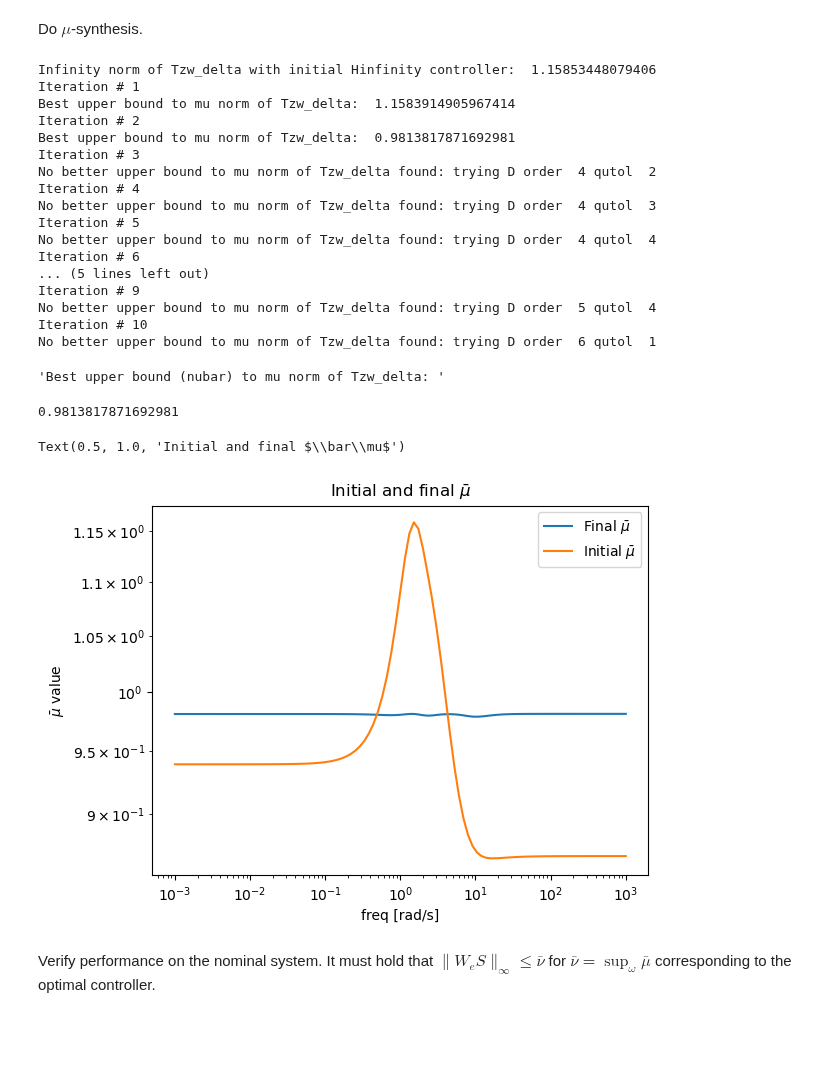
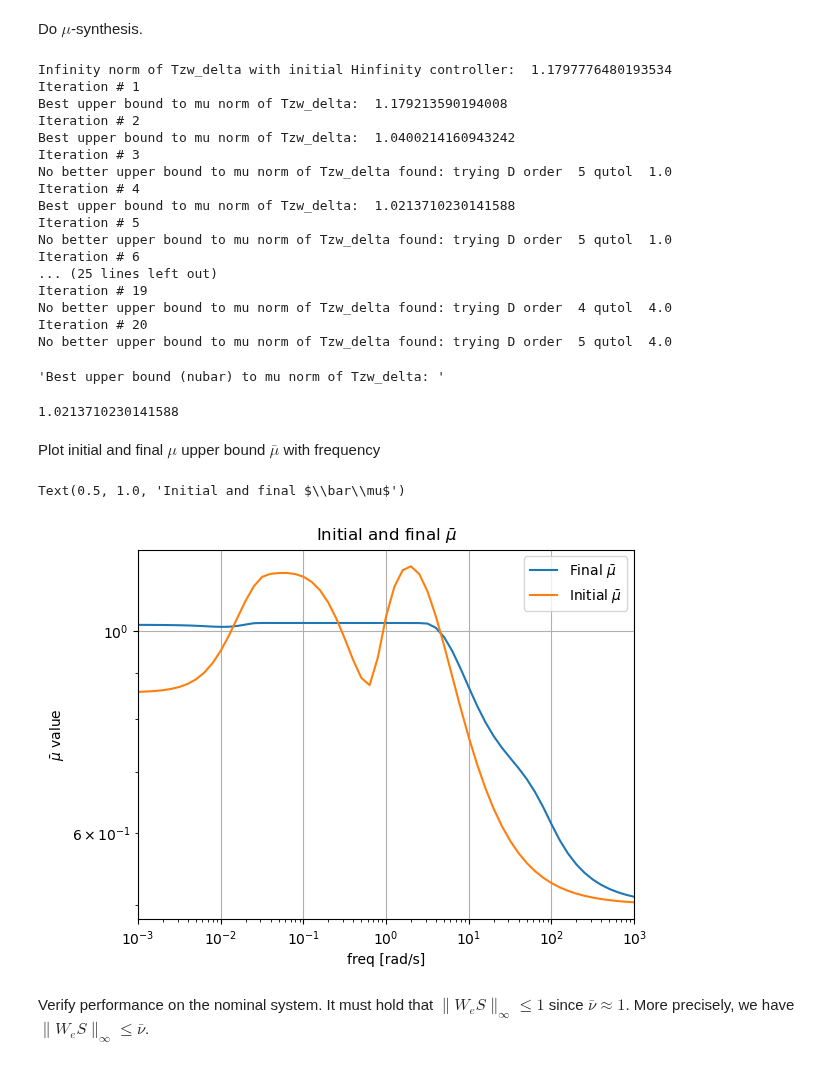
Before and after one commit to giannibi/rpc-scripts, a Jupyter notebook: examples/Part5/robust_performance_1.ipynb, the cells around one changed output. Cells and saved outputs as stored; diff of their text form; code cells hidden in the pictures; blank space fills up the shorter version.

```diff
--- a/examples/Part5/robust_performance_1.ipynb
+++ b/examples/Part5/robust_performance_1.ipynb
@@ -41,0 +33,26 @@ We = We_1.append(We_1)
+# %%
+# Uncertainty block weight Wi
+w_i = ct.tf([1,0.2],[0.5,1])
+Wi = w_i.append(w_i)
+display("Uncertainty weight", Wi)
+
+# Performance weight We (weight on S)
+w_e = ct.tf([0.5,0.05],[1,1e-6])
+We = w_e.append(w_e)
+display("Performance weight", We)
+
+# Frequency range for mu computations
+omega = np.logspace(-3, 3, 61)
+
+Wisv = rb.sigma(w_i, omega)
+Wesv = rb.sigma(w_e, omega)
+
+plt.semilogx(omega, 20*np.log10(Wisv[:, 0]), 'b', label=r'$W_i$')
+plt.semilogx(omega, 20*np.log10(Wesv[:, 0]), 'g', label=r'$W_e$')
+#plt.ylim([-60, 30])
+plt.ylabel('magnitude [dB]')
+plt.xlim([1e-3, 1e2])
+plt.xlabel('freq [rad/s]')
+plt.legend()
+plt.grid()
+plt.title('Frequency response of uncertainty and performance weights Wi, We')
@@ -46,18 +82,18 @@ Wi.input_labels = ['u[0]', 'u[1]']
 Wi.output_labels = ['zdelta[0]', 'zdelta[1]']
 We.input_labels = ['y[0]', 'y[1]']
 We.output_labels = ['z[0]', 'z[1]']
-P.input_labels = ['u[0]','u[1]']
+P.input_labels = ['up[0]','up[1]']
 P.output_labels = ['yp[0]','yp[1]']
 
-# Summing junction to ybar (additive uncertainty)
-sumdelta = ct.summing_junction(inputs=['yp','wdelta'], output='ybar', dimension=2)
+# Summing junction (multiplicative uncertainty)
+sumdelta = ct.summing_junction(inputs=['u','wdelta'], output='up', dimension=2)
 
-# Feedback: y = r-ybar
-fbk = ct.summing_junction(inputs=['r','-ybar'], output='y', dimension=2)
+# Feedback: y = r-yp
+fbk = ct.summing_junction(inputs=['w','-yp'], output='y', dimension=2)
 
 # Generate the G transfer function of the LFT
 G = ct.minreal(ct.interconnect([P, Wi, We, sumdelta, fbk],
-                    inputs=['wdelta[0]','wdelta[1]','r[0]','r[1]','u[0]','u[1]'],
+                    inputs=['wdelta[0]','wdelta[1]','w[0]','w[1]','u[0]','u[1]'],
                     outputs=['zdelta[0]','zdelta[1]','z[0]','z[1]','y[0]','y[1]']),
                     verbose=False)
 # %% [markdown]
@@ -71,45 +107,46 @@ nblock = np.array([2,2])
 # This has to be == 2 (complex uncertainty) for each block (other values are not implemented)
 itype = np.array([2,2])
 
-# Frequency range for mu computations
-omega = np.logspace(-3, 3, 101)
-
 # Do mu-synthesis via D-K iteration
-K, best_nubar, init_mubar, best_mubar, gamma = rb.musyn(G, f, nblock, itype, omega)
+K, best_nubar, init_mubar, best_mubar, gamma = rb.musyn(G, f, nblock, itype, omega, maxiter=20)
 
 display("Best upper bound (nubar) to mu norm of Tzw_delta: ", best_nubar)
 # %% [output]
-Infinity norm of Tzw_delta with initial Hinfinity controller:  1.15853448079406
+Infinity norm of Tzw_delta with initial Hinfinity controller:  1.1797776480193534
 Iteration # 1
-Best upper bound to mu norm of Tzw_delta:  1.1583914905967414
+Best upper bound to mu norm of Tzw_delta:  1.179213590194008
 Iteration # 2
-Best upper bound to mu norm of Tzw_delta:  0.9813817871692981
+Best upper bound to mu norm of Tzw_delta:  1.0400214160943242
 Iteration # 3
-No better upper bound to mu norm of Tzw_delta found: trying D order  4 qutol  2
+No better upper bound to mu norm of Tzw_delta found: trying D order  5 qutol  1.0
 Iteration # 4
-No better upper bound to mu norm of Tzw_delta found: trying D order  4 qutol  3
+Best upper bound to mu norm of Tzw_delta:  1.0213710230141588
 Iteration # 5
-No better upper bound to mu norm of Tzw_delta found: trying D order  4 qutol  4
+No better upper bound to mu norm of Tzw_delta found: trying D order  5 qutol  1.0
 Iteration # 6
-... (5 lines left out)
-Iteration # 9
-No better upper bound to mu norm of Tzw_delta found: trying D order  5 qutol  4
-Iteration # 10
-No better upper bound to mu norm of Tzw_delta found: trying D order  6 qutol  1
+... (25 lines left out)
+Iteration # 19
+No better upper bound to mu norm of Tzw_delta found: trying D order  4 qutol  4.0
+Iteration # 20
+No better upper bound to mu norm of Tzw_delta found: trying D order  5 qutol  4.0
 'Best upper bound (nubar) to mu norm of Tzw_delta: '
-0.9813817871692981
+1.0213710230141588
+# %% [markdown]
+Plot initial and final $\mu$ upper bound $\bar\mu$ with frequency
 # %%
 plt.loglog(omega, best_mubar, label=r'Final $\bar \mu$')
 plt.loglog(omega, init_mubar, label=r'Initial $\bar \mu$')
 plt.ylabel(r'$\bar\mu$ value')
 plt.xlabel('freq [rad/s]')
+plt.xlim([1e-3, 1e3])
 plt.legend()
+plt.grid()
 plt.title(r'Initial and final $\bar\mu$')
 # %% [output]
 Text(0.5, 1.0, 'Initial and final $\\bar\\mu$')
-[figure, old version]
+[figure, new version]
 # %% [markdown]
-Verify performance on the nominal system. It must hold that $\|W_e S\|_\infty \leq \bar\nu$ for $\bar\nu=\sup_\omega \bar\mu$ corresponding to the optimal controller.
+Verify performance on the nominal system. It must hold that $\|W_e S\|_\infty \leq 1$ since $\bar\nu\approx 1$. More precisely, we have $\|W_e S\|_\infty \leq \bar\nu$.
 # %%
 # Compute sensitivity for the nominal system
 I = ct.ss([], [], [], np.eye(2)) # Identity system
```
Also changed, not shown: parts of 18 cells of this notebook, 5 other files.
